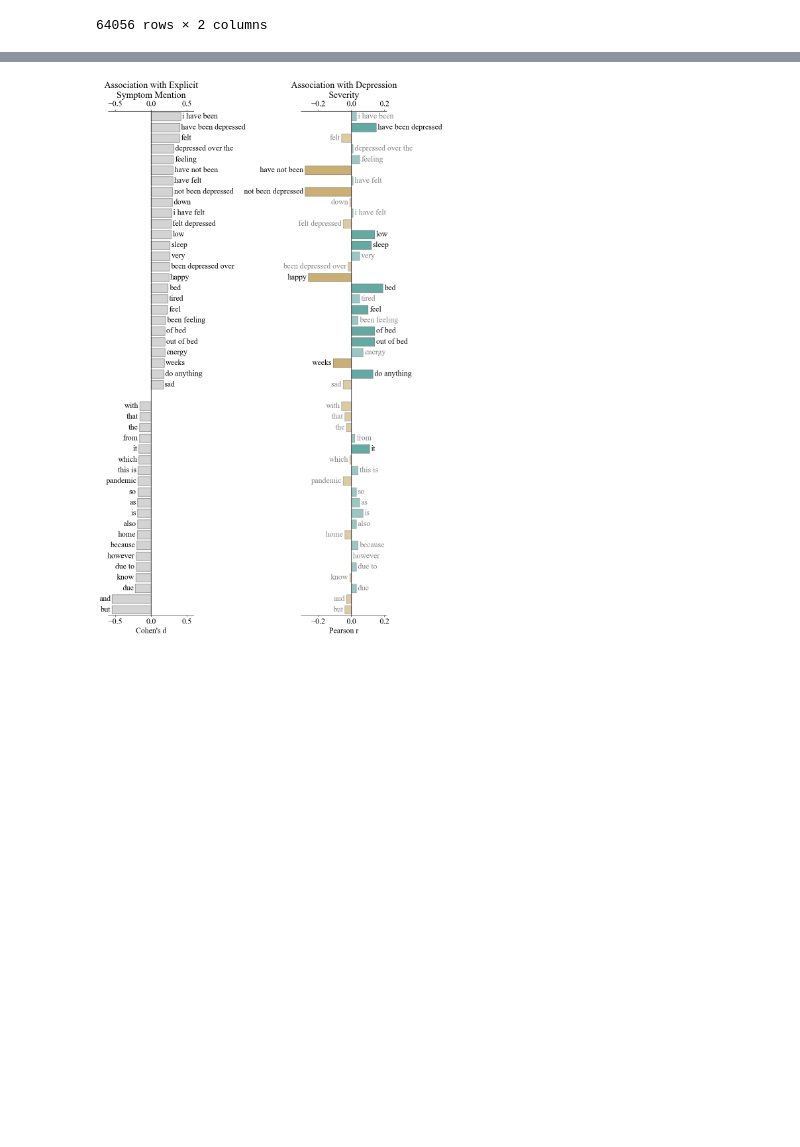
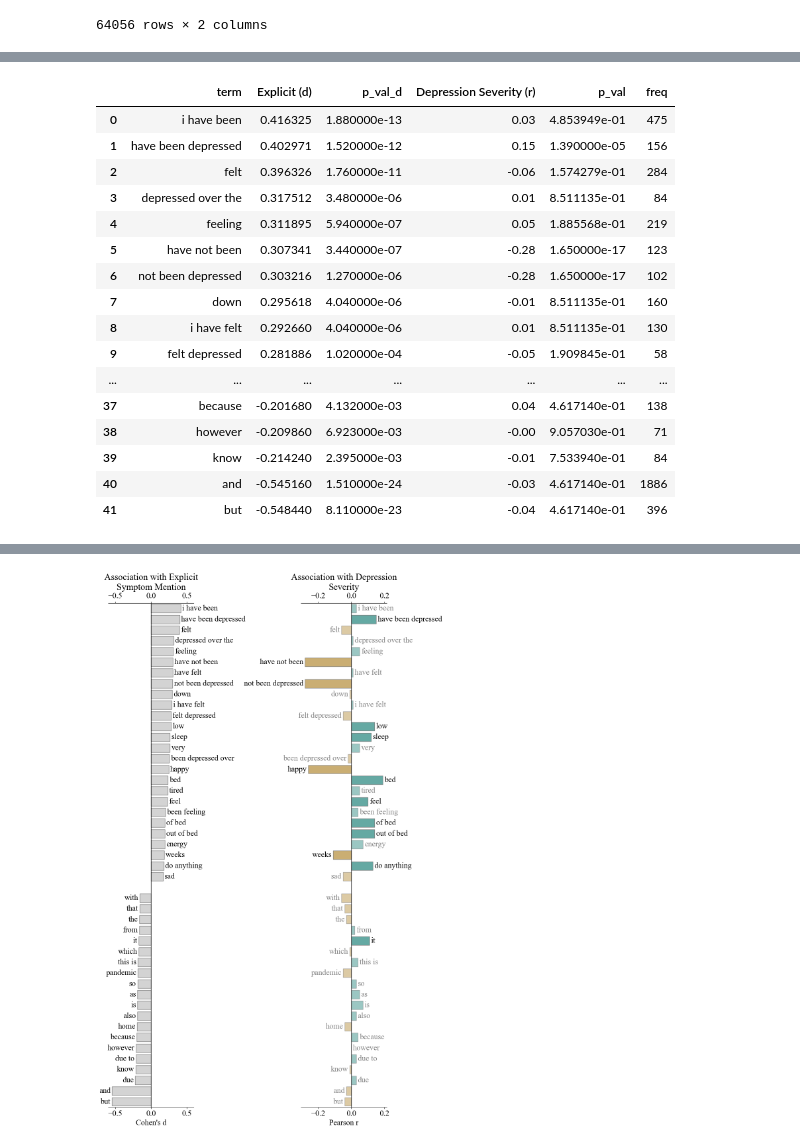
Before and after one commit to adithya8/gpt4-depression-schema, a Jupyter notebook: analysis/explicit_word_analysis.ipynb, the cells around one changed output, grey strips where cells are left out. Saved outputs shown, nothing was run; the diff lists cells and outputs as text; code cells hidden in the pictures; blank space fills up the shorter version.

```diff
--- a/analysis/explicit_word_analysis.ipynb
+++ b/analysis/explicit_word_analysis.ipynb
@@ -615,3 +609,23 @@ merged_df
+# %%
+pd.merge(merged_df, wordFreqs_df[['feature', 'freq']], left_on='term', right_on='feature', how='inner').drop(columns=['feature'])
+# %% [output]
+|  | term | Explicit (d) | p_val_d | Depression Severity (r) | p_val | freq |
+| 0 | i have been | 0.416325 | 1.880000e-13 | 0.03 | 4.853949e-01 | 475 |
+| 1 | have been depressed | 0.402971 | 1.520000e-12 | 0.15 | 1.390000e-05 | 156 |
+| 2 | felt | 0.396326 | 1.760000e-11 | -0.06 | 1.574279e-01 | 284 |
+| 3 | depressed over the | 0.317512 | 3.480000e-06 | 0.01 | 8.511135e-01 | 84 |
+| 4 | feeling | 0.311895 | 5.940000e-07 | 0.05 | 1.885568e-01 | 219 |
+| 5 | have not been | 0.307341 | 3.440000e-07 | -0.28 | 1.650000e-17 | 123 |
+| 6 | not been depressed | 0.303216 | 1.270000e-06 | -0.28 | 1.650000e-17 | 102 |
+| 7 | down | 0.295618 | 4.040000e-06 | -0.01 | 8.511135e-01 | 160 |
+| 8 | i have felt | 0.292660 | 4.040000e-06 | 0.01 | 8.511135e-01 | 130 |
+| 9 | felt depressed | 0.281886 | 1.020000e-04 | -0.05 | 1.909845e-01 | 58 |
+| ... | ... | ... | ... | ... | ... | ... |
+| 37 | because | -0.201680 | 4.132000e-03 | 0.04 | 4.617140e-01 | 138 |
+| 38 | however | -0.209860 | 6.923000e-03 | -0.00 | 9.057030e-01 | 71 |
+| 39 | know | -0.214240 | 2.395000e-03 | -0.01 | 7.533940e-01 | 84 |
+| 40 | and | -0.545160 | 1.510000e-24 | -0.03 | 4.617140e-01 | 1886 |
+| 41 | but | -0.548440 | 8.110000e-23 | -0.04 | 4.617140e-01 | 396 |
 # %%
 
 font_path = '/usr/share/fonts/truetype/msttcorefonts/Times_New_Roman.ttf'
```
Also changed, not shown: parts of 15 cells of this notebook, 6 other files.
